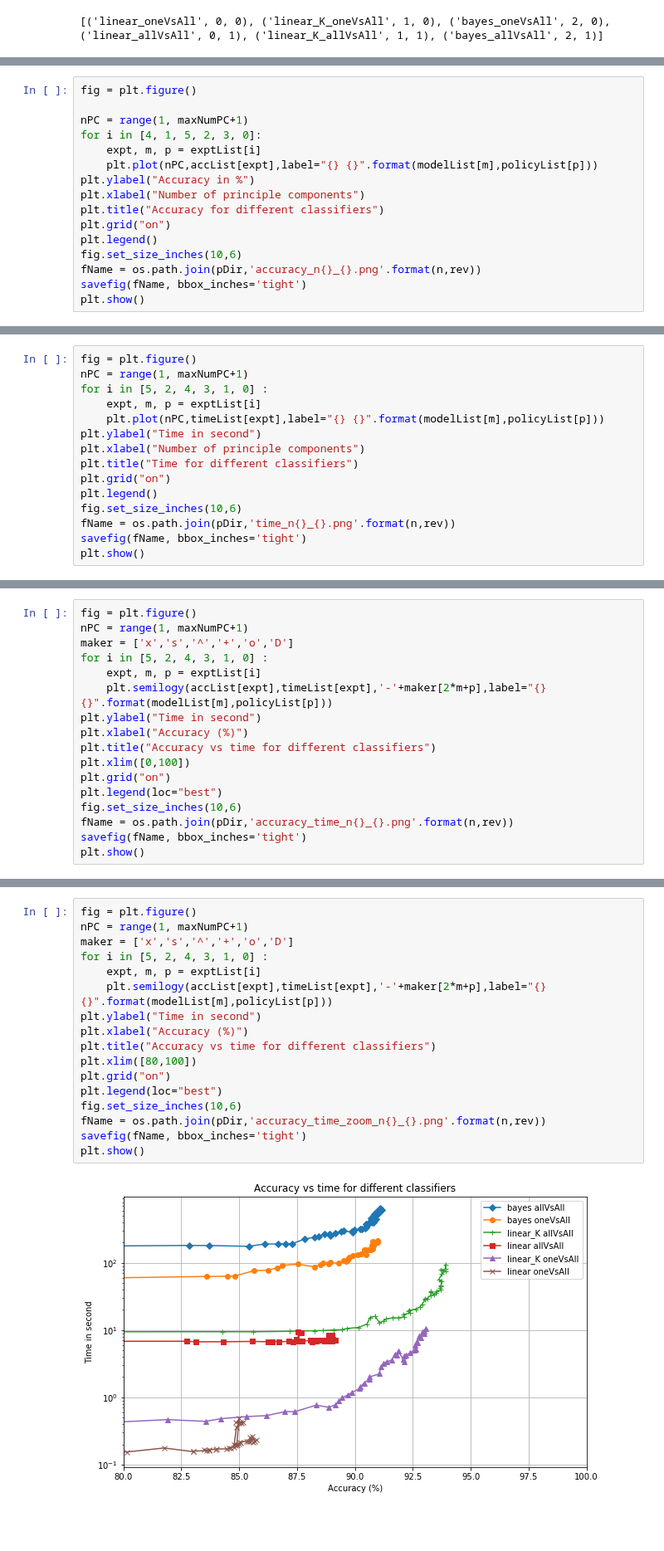
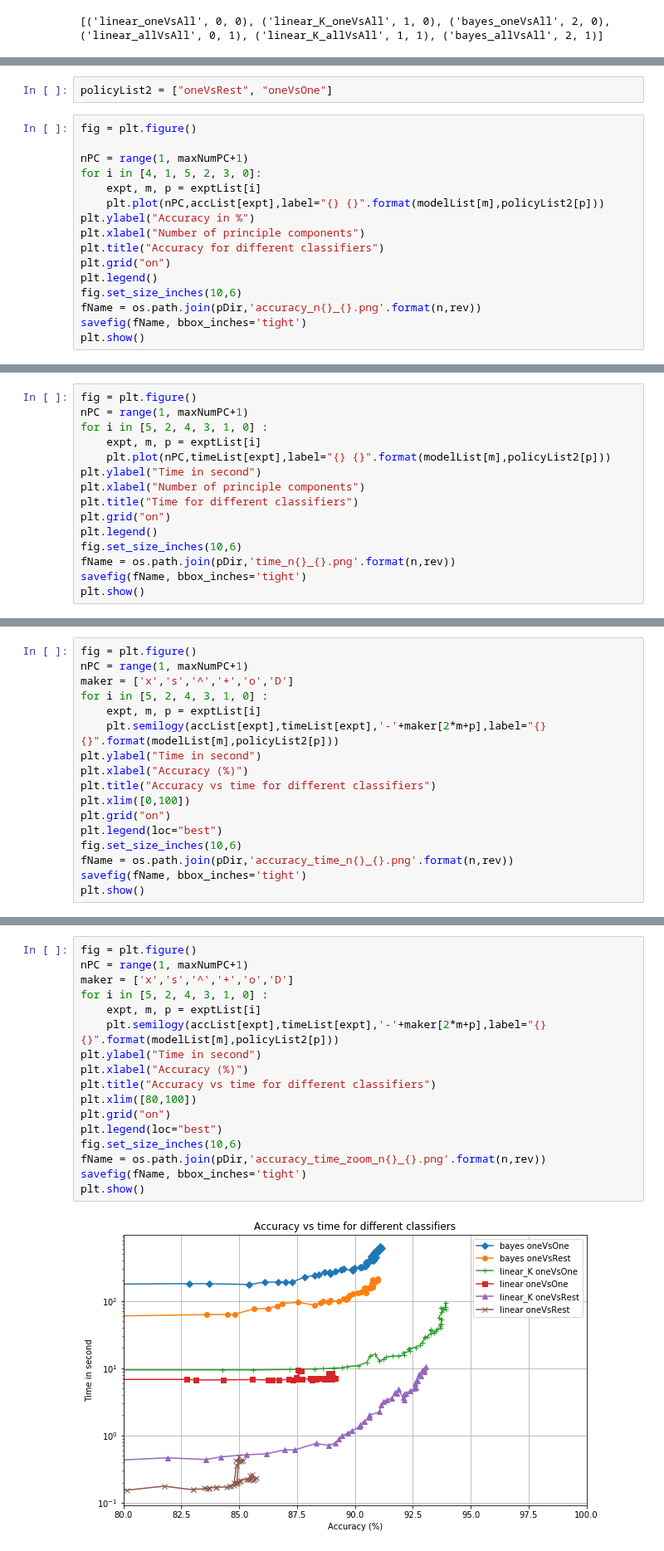
Before and after one commit to teambengio/finalproject, a Jupyter notebook: finalproject-allvsall.ipynb, the cells around one changed output, grey strips where cells are left out. Shown at 83% size. Cells and saved outputs as stored; diff of their text form; blank space fills up the shorter version.

```diff
--- a/finalproject-allvsall.ipynb
+++ b/finalproject-allvsall.ipynb
@@ -786,10 +783,12 @@ model=bayes      policy=allVsAll   numPC=50   time=640.29   accurancy=91.07
+# %%
+policyList2 = ["oneVsRest", "oneVsOne"]
 # %%
 fig = plt.figure()
 
 nPC = range(1, maxNumPC+1)
 for i in [4, 1, 5, 2, 3, 0]:
     expt, m, p = exptList[i]
-    plt.plot(nPC,accList[expt],label="{} {}".format(modelList[m],policyList[p]))
+    plt.plot(nPC,accList[expt],label="{} {}".format(modelList[m],policyList2[p]))
 plt.ylabel("Accuracy in %")
 plt.xlabel("Number of principle components")
 plt.title("Accuracy for different classifiers")
@@ -806,7 +805,7 @@ fig = plt.figure()
 nPC = range(1, maxNumPC+1)
 for i in [5, 2, 4, 3, 1, 0] :
     expt, m, p = exptList[i]
-    plt.plot(nPC,timeList[expt],label="{} {}".format(modelList[m],policyList[p]))
+    plt.plot(nPC,timeList[expt],label="{} {}".format(modelList[m],policyList2[p]))
 plt.ylabel("Time in second")
 plt.xlabel("Number of principle components")
 plt.title("Time for different classifiers")
@@ -824,7 +823,7 @@ nPC = range(1, maxNumPC+1)
 maker = ['x','s','^','+','o','D']
 for i in [5, 2, 4, 3, 1, 0] :
     expt, m, p = exptList[i]
-    plt.semilogy(accList[expt],timeList[expt],'-'+maker[2*m+p],label="{} {}".format(modelList[m],policyList[p]))
+    plt.semilogy(accList[expt],timeList[expt],'-'+maker[2*m+p],label="{} {}".format(modelList[m],policyList2[p]))
 plt.ylabel("Time in second")
 plt.xlabel("Accuracy (%)")
 plt.title("Accuracy vs time for different classifiers")
@@ -840,22 +839,22 @@ plt.show()
 # %%
 fig = plt.figure()
 nPC = range(1, maxNumPC+1)
 maker = ['x','s','^','+','o','D']
 for i in [5, 2, 4, 3, 1, 0] :
     expt, m, p = exptList[i]
-    plt.semilogy(accList[expt],timeList[expt],'-'+maker[2*m+p],label="{} {}".format(modelList[m],policyList[p]))
+    plt.semilogy(accList[expt],timeList[expt],'-'+maker[2*m+p],label="{} {}".format(modelList[m],policyList2[p]))
 plt.ylabel("Time in second")
 plt.xlabel("Accuracy (%)")
 plt.title("Accuracy vs time for different classifiers")
 plt.xlim([80,100])
 plt.grid("on")
 plt.legend(loc="best")
 fig.set_size_inches(10,6)
 fName = os.path.join(pDir,'accuracy_time_zoom_n{}_{}.png'.format(n,rev))
 savefig(fName, bbox_inches='tight')
 plt.show()
 # %% [output]
-[figure, old version]
+[figure, new version]
 # %%
 #numPC = 2
 #cb, cb_test = train_and_test(X,T,X_test,T_test,digits,V,mu,numPC)
```
Also changed, not shown: parts of 13 cells of this notebook, 1 other file.
